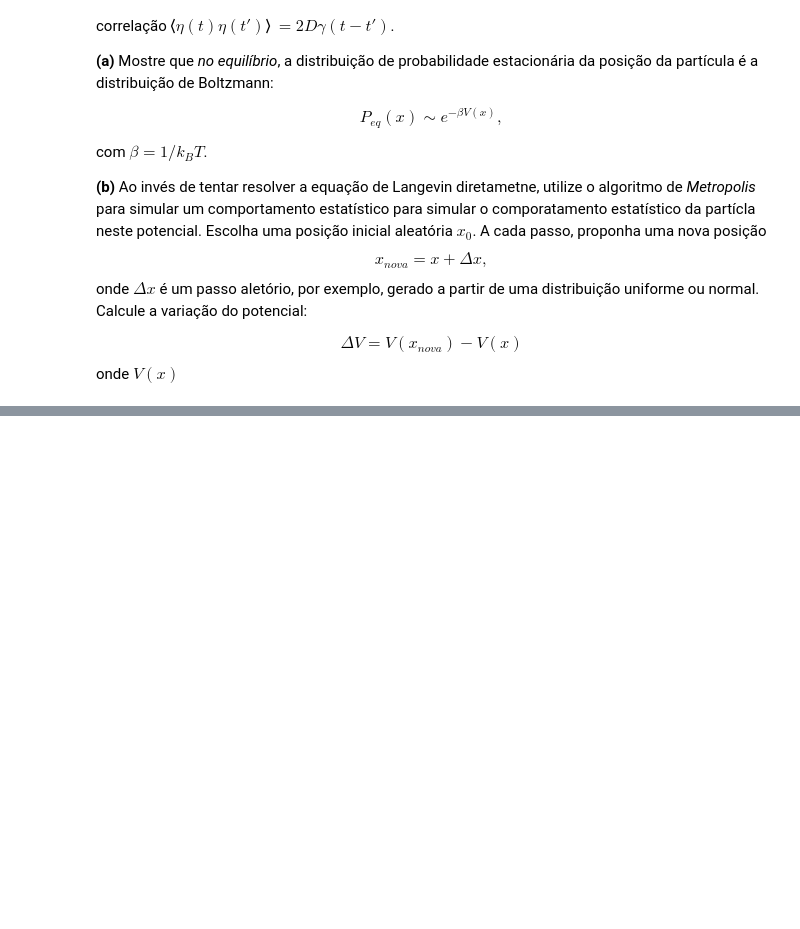
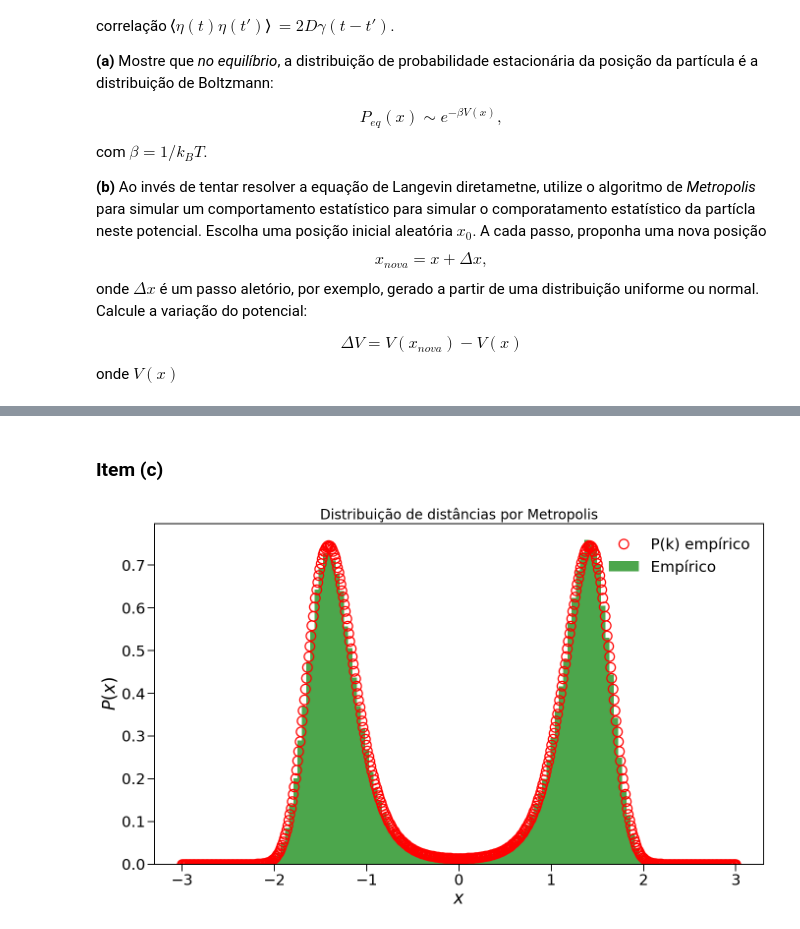
Before and after one commit to JuniorAlencar/TopFisTeo2024.2, a Jupyter notebook: Lista_1/questões/Question2.ipynb, the cells around one changed output, grey strips where cells are left out. Saved outputs shown, nothing was run; the diff lists cells and outputs as text; code cells hidden in the pictures; blank space fills up the shorter version.

```diff
--- a/Lista_1/questões/Question2.ipynb
+++ b/Lista_1/questões/Question2.ipynb
@@ -37,0 +69,34 @@ onde $V(x)$
+# %% [markdown]
+### **Item (c)**
+# %%
+
+beta = 1.0       # Inverso da temperatura (1/k_B T)
+x0 = 0.0         # Posição inicial
+delta = 1.0      # Amplitude máxima do passo aleatório
+steps = 1000000
+
+positions =  metropolis(V, x0, beta, steps, delta)
+# Histograma
+hist, bins = np.histogram(positions, bins=100, density=True)
+bin_centers = (bins[:-1] + bins[1:]) / 2
+
+# Distribuição teórica
+x = np.linspace(-3, 3, 500)
+P_theoretical = np.exp(-beta * V(x))
+P_theoretical /= trapezoid(P_theoretical, x)
+
+# Plot
+fig = plt.subplots(figsize=(16, 9))
+plt.bar(bin_centers, hist, width=(bins[1] - bins[0]), alpha=0.7, label="Empírico", color="green")
+plt.plot(x, P_theoretical, 'o', label='P(k) empírico', mfc = "None", mec = "red", ms=14, mew=1.8)
+#plt.plot(x, P(x) / sum(P(x)), label="Distribuição alvo (não normalizada)", color='red')
+#plt.plot(samples, P(samples) / sum(P(samples)), label="Distribuição alvo (não normalizada)", color='red')
+plt.legend(prop={"size": 22}, fancybox=True, framealpha=0.0)
+plt.xlabel(r"$x$", size=25)
+plt.ylabel(r"$P(x)$", size=25)
+plt.title("Distribuição de distâncias por Metropolis", size=20)
+plt.tick_params('both', width=1.4, length=10, labelsize=22)
+plt.savefig("results/Questão2/Distri_dist.pdf")
+plt.show()
+# %% [output]
+[figure, added]
```
Also changed, not shown: parts of 8 cells of this notebook, 7 other files.
